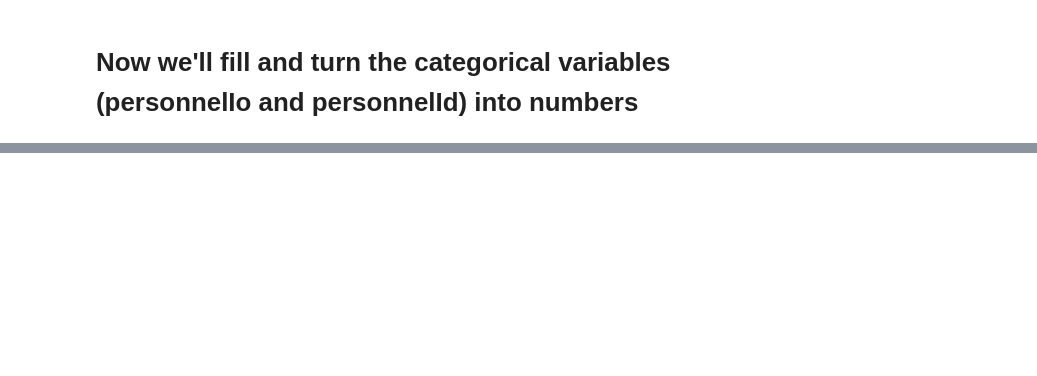
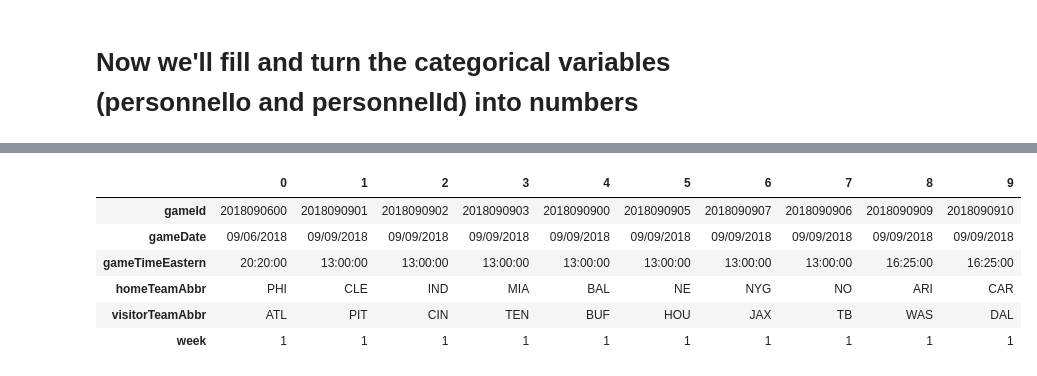
Before and after one commit to Nunnelee/Defense-NFL-data, a Jupyter notebook: nunnelee-nfl-defense-data.ipynb, the cells around one changed output, grey strips where cells are left out. Saved outputs shown, nothing was run; the diff lists cells and outputs as text; code cells hidden in the pictures; blank space fills up the shorter version.

```diff
--- a/nunnelee-nfl-defense-data.ipynb
+++ b/nunnelee-nfl-defense-data.ipynb
@@ -251,0 +816,10 @@ pass_result_comp.isna().sum()
+# %%
+df_games.head(10).T
+# %% [output]
+|  | 0 | 1 | 2 | 3 | 4 | 5 | 6 | 7 | 8 | 9 |
+| gameId | 2018090600 | 2018090901 | 2018090902 | 2018090903 | 2018090900 | 2018090905 | 2018090907 | 2018090906 | 2018090909 | 2018090910 |
+| gameDate | 09/06/2018 | 09/09/2018 | 09/09/2018 | 09/09/2018 | 09/09/2018 | 09/09/2018 | 09/09/2018 | 09/09/2018 | 09/09/2018 | 09/09/2018 |
+| gameTimeEastern | 20:20:00 | 13:00:00 | 13:00:00 | 13:00:00 | 13:00:00 | 13:00:00 | 13:00:00 | 13:00:00 | 16:25:00 | 16:25:00 |
+| homeTeamAbbr | PHI | CLE | IND | MIA | BAL | NE | NYG | NO | ARI | CAR |
+| visitorTeamAbbr | ATL | PIT | CIN | TEN | BUF | HOU | JAX | TB | WAS | DAL |
+| week | 1 | 1 | 1 | 1 | 1 | 1 | 1 | 1 | 1 | 1 |
```
Also changed, not shown: parts of 58 cells of this notebook.
